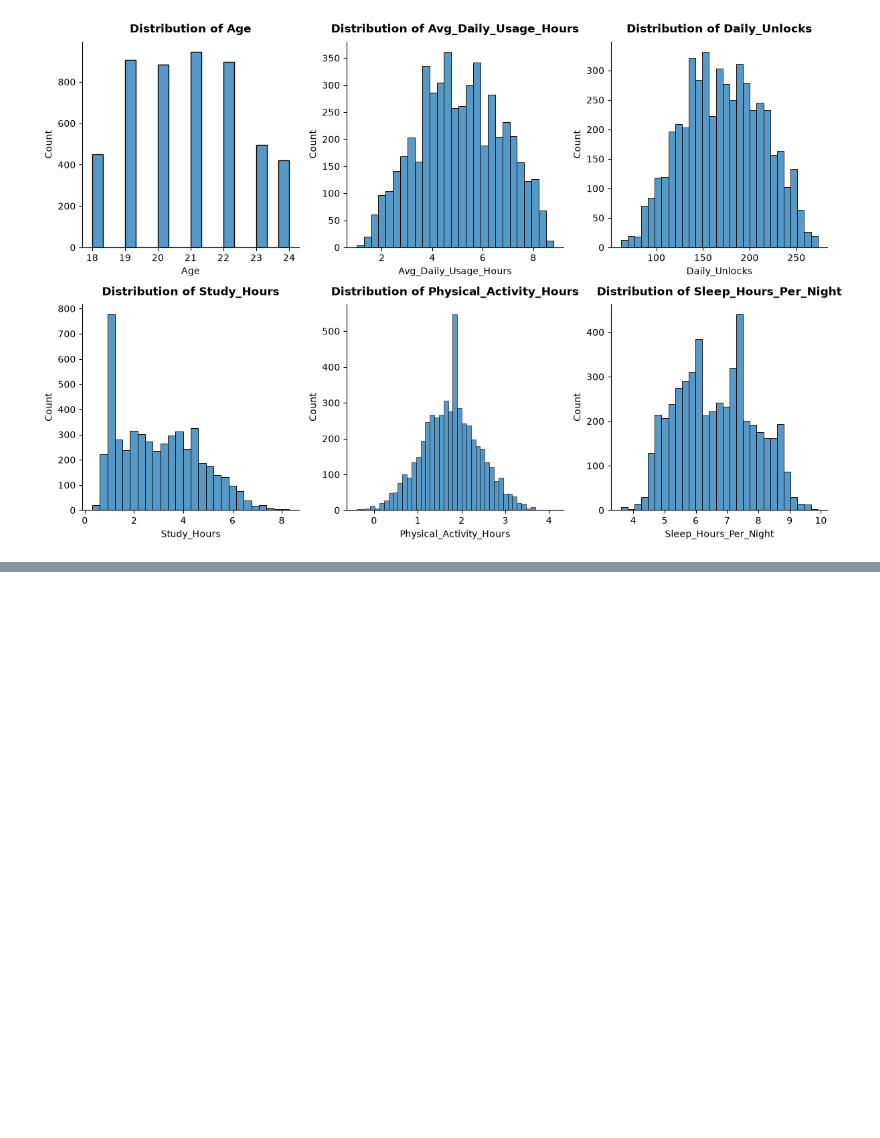
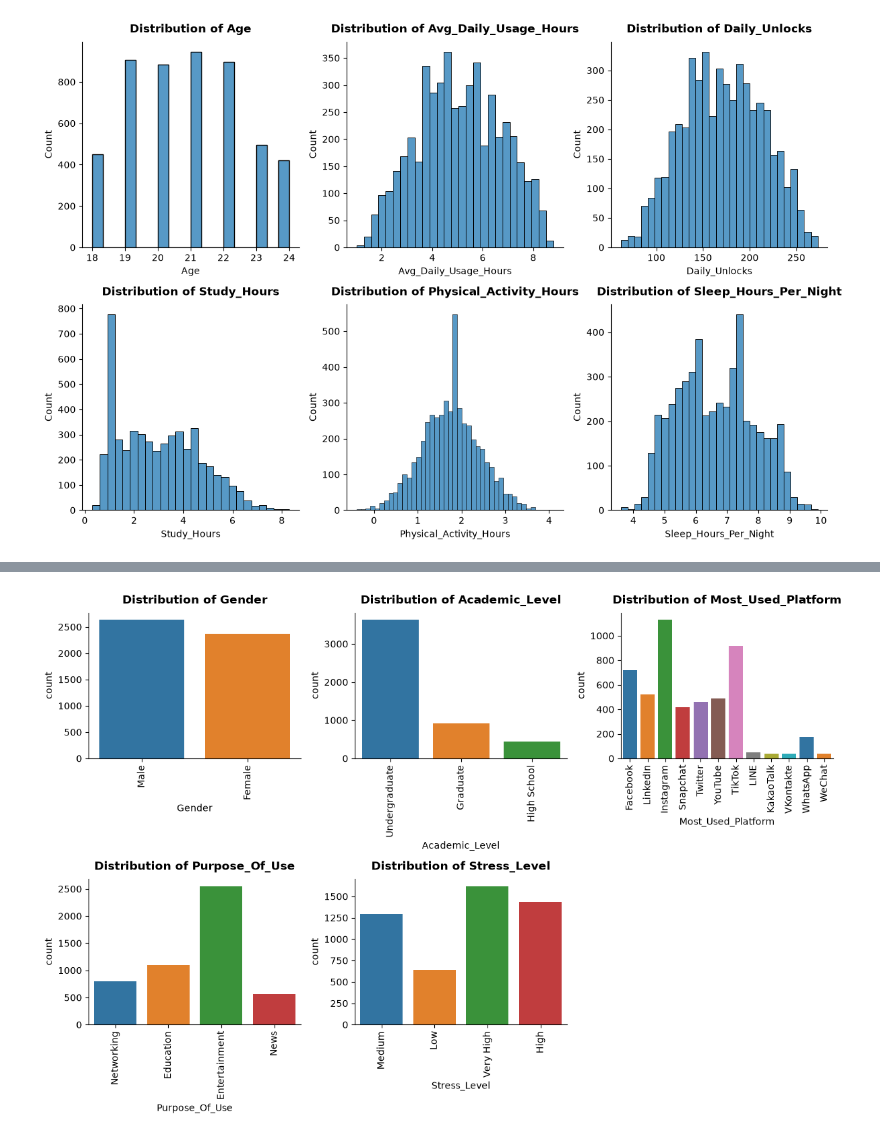
Before and after one commit to ashishpra28/MindWell-Mental-Health-Score-Predictor, a Jupyter notebook: notebook/Mental_Health_Score_Prediction.ipynb, the cells around one changed output, grey strips where cells are left out. Drawn from its saved outputs; the diff is of its cells as text; code cells hidden in the pictures; blank space fills up the shorter version.

```diff
--- a/notebook/Mental_Health_Score_Prediction.ipynb
+++ b/notebook/Mental_Health_Score_Prediction.ipynb
@@ -128,8 +131,7 @@ np.int64(2)
 # %%
-# Check categorical columns values
-for col in df.columns:
-  if df[col].dtype == 'O':
+# Check categorical columns unique items
+for col in df.select_dtypes(include=['object', 'string']).columns:
     print(f'{col}\n{df[col].unique()}')
-    print(f'-'*40,'\n')
+    print('-' * 40, '\n')
 # %% [output]
 Gender
@@ -201,0 +198,5 @@ df.head(2)
+# %%
+# Check frequency distribution of all categorical columns
+for col in df.select_dtypes(include=['object', 'string']).columns:
+    print(f'{df[col].value_counts()}')
+    print('-' * 40, '\n')
@@ -201,0 +221,24 @@ df.head(2)
+# %%
+# Check distribution of categorical columns, excluding Country due to its large number of categories
+cat_col = [col for col in df.columns if df[col].dtype == 'str' and col!='Country']
+
+plt.figure(figsize=(12, 8))
+for i,col in enumerate(cat_col, 1):
+  plt.subplot(2,3,i)
+  sns.countplot(data=df, x=col, palette='tab10')
+  plt.title(f'Distribution of {col}', fontweight='bold', pad=10)
+  plt.xlabel(col)
+  plt.xticks(rotation=90)
+  sns.despine()
+plt.tight_layout()
+
+# Save figure
+plt.savefig(
+    '../plots/Categorical_Column_Distribution.png',
+    dpi=300,
+    bbox_inches='tight'
+)
+
+plt.show()
+# %% [output]
+[figure, added]
```
Also changed, not shown: parts of 8 cells of this notebook, 2 other files.
